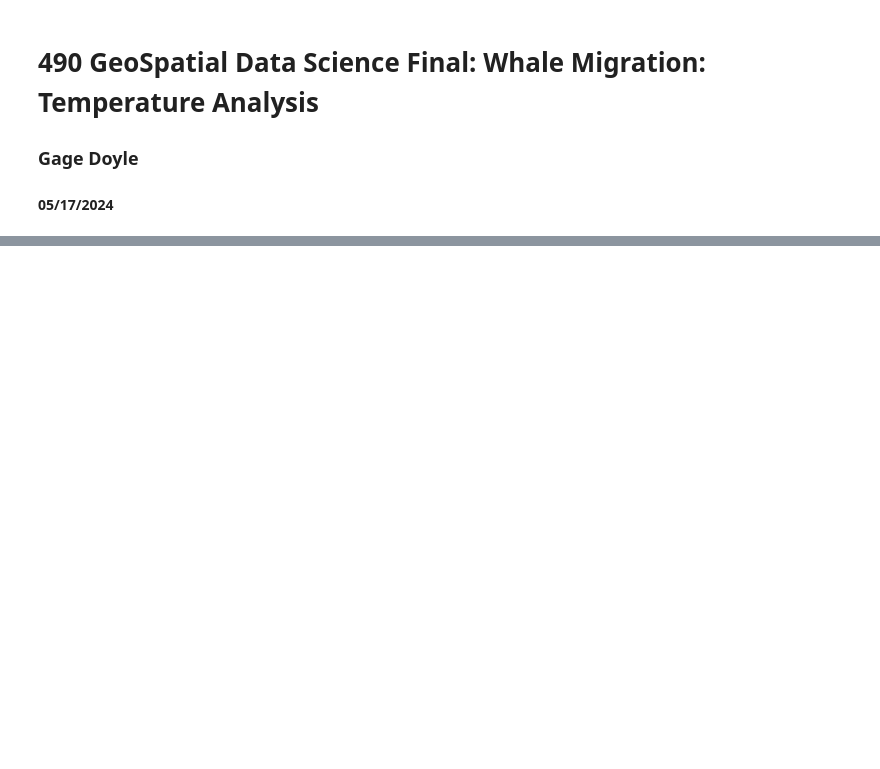
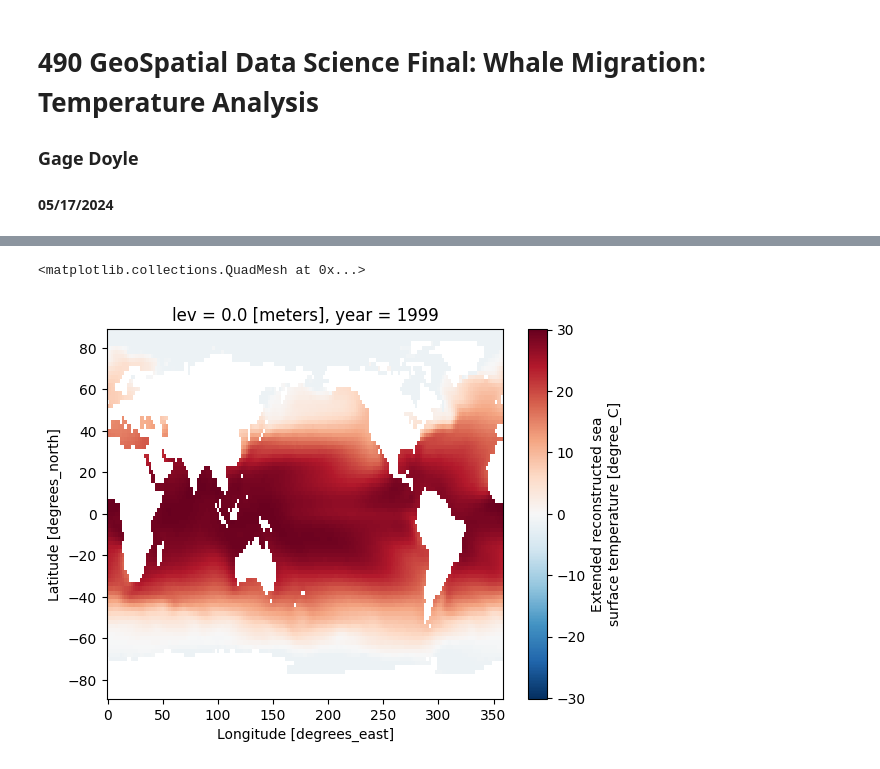
Before and after one commit to alyghanson/migration, a Jupyter notebook: Temperature/Output Deliverable/490_Final_Temp.ipynb, the cells around one changed output, grey strips where cells are left out. Cells and saved outputs as stored; diff of their text form; code cells hidden in the pictures; blank space fills up the shorter version.

```diff
--- a/Temperature/Output Deliverable/490_Final_Temp.ipynb
+++ b/Temperature/Output Deliverable/490_Final_Temp.ipynb
@@ -92,0 +63,7 @@ array([[[28.683302 , 28.714996 , 28.864174 , ..., 28.055794 ,
+# %%
+avg_sst_1999 = merged_1999.groupby("time.year").mean()
+# %%
+avg_sst_1999.sst[0].plot()
+# %% [output]
+<matplotlib.collections.QuadMesh at 0x...>
+[figure, added]
```
Also changed, not shown: parts of 10 cells of this notebook.
